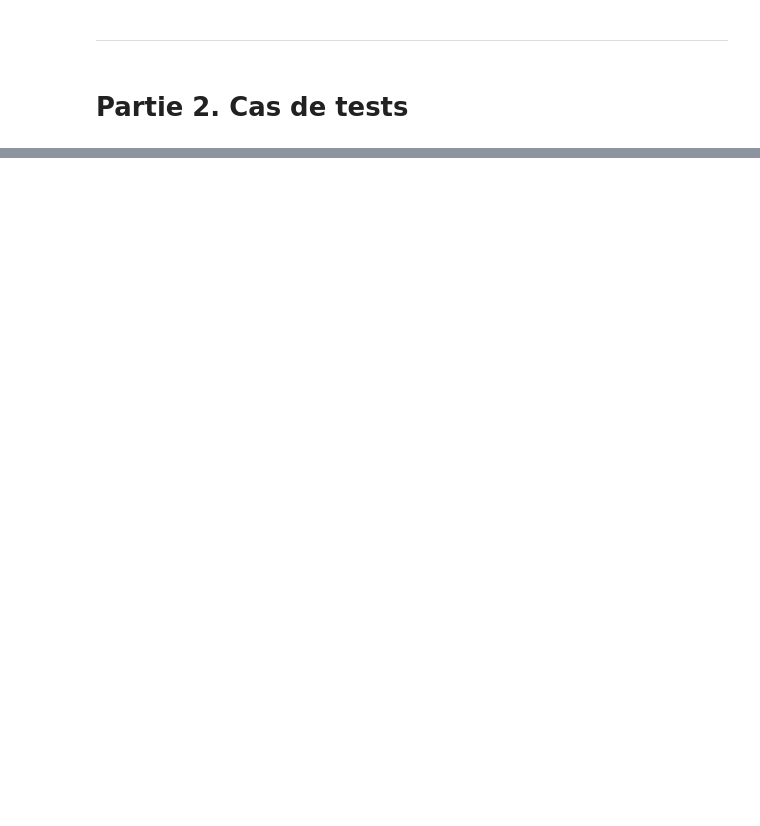
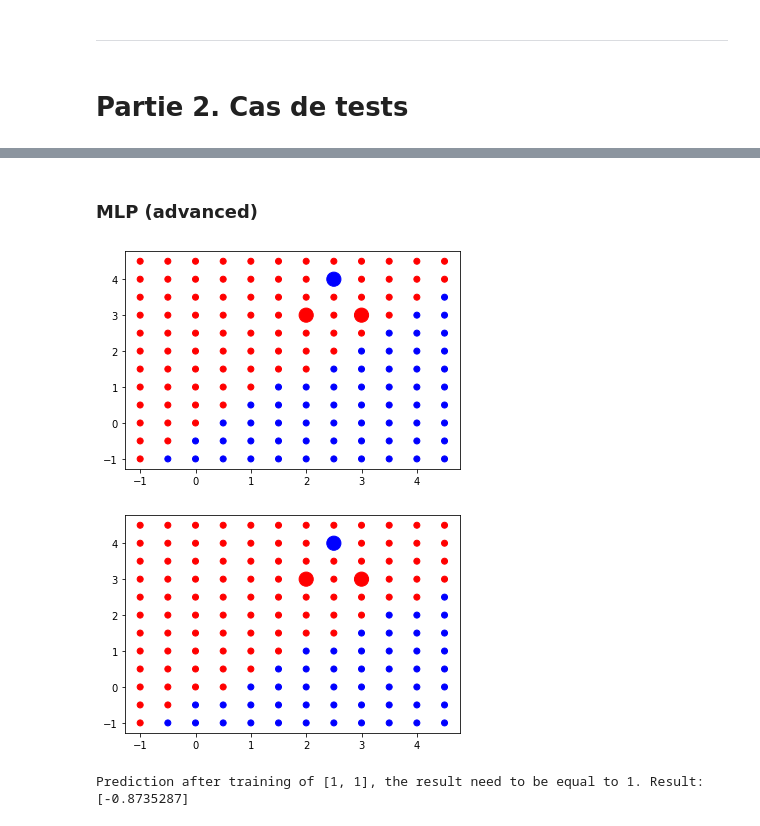
Before and after one commit to Levorilh/ml_python, a Jupyter notebook: rapport.ipynb, the cells around one changed output, grey strips where cells are left out. Drawn from its saved outputs; the diff is of its cells as text; code cells hidden in the pictures; blank space fills up the shorter version.

```diff
--- a/rapport.ipynb
+++ b/rapport.ipynb
@@ -437,0 +589,40 @@ Model parameters: epochs=10000000, img_size=(8, 8), input_dim=[8] -- Train acc:
+# %% [markdown]
+### MLP (advanced)
+# %%
+model, _ = create_mlp_model(input_dim)
+test_dataset = [[x1, x2] for x1 in np.arange(-1, 5, 0.5) for x2 in np.arange(-1, 5, 0.5)]
+colors = ["blue" if output >= 0 else "red" for output in Y]
+
+predicted_outputs = [predict_mlp_model_classification(model,  p)  for p in test_dataset]
+predicted_outputs_colors = ['blue' if label[0] >= 0 else 'red' for label in predicted_outputs]
+plt.scatter([p[0] for p in test_dataset], [p[1] for p in test_dataset], c=predicted_outputs_colors)
+plt.scatter([p[0] for p in X], [p[1] for p in X], c=colors, s=200)
+plt.show()
+
+flattened_dataset_inputs = []
+for p in X:
+    flattened_dataset_inputs.append(p[0])
+    flattened_dataset_inputs.append(p[1])
+
+train_classification_stochastic_gradient_backpropagation_mlp_model(model, X, Y)
+
+predicted_outputs = [predict_mlp_model_classification(model,  p)  for p in test_dataset]
+predicted_outputs_colors = ['blue' if label[0] >= 0 else 'red' for label in predicted_outputs]
+plt.scatter([p[0] for p in test_dataset], [p[1] for p in test_dataset], c=predicted_outputs_colors)
+plt.scatter([p[0] for p in X], [p[1] for p in X], c=colors, s=200)
+plt.show()
+
+test_after = predict_mlp_model_classification(p_model , [1, 1])
+
+print("Prediction after training of [1, 1], the result need to be equal to 1. Result:", test_after)
+
+flattened_dataset_inputs = []
+for p in X:
+    flattened_dataset_inputs.append(p[0])
+    flattened_dataset_inputs.append(p[1])
+
+destroy_mlp_model(model)
+# %% [output]
+[figure, added]
+[figure, added]
+Prediction after training of [1, 1], the result need to be equal to 1. Result: [-0.8735287]
```
Also changed, not shown: parts of 138 cells of this notebook, 3 other files.
